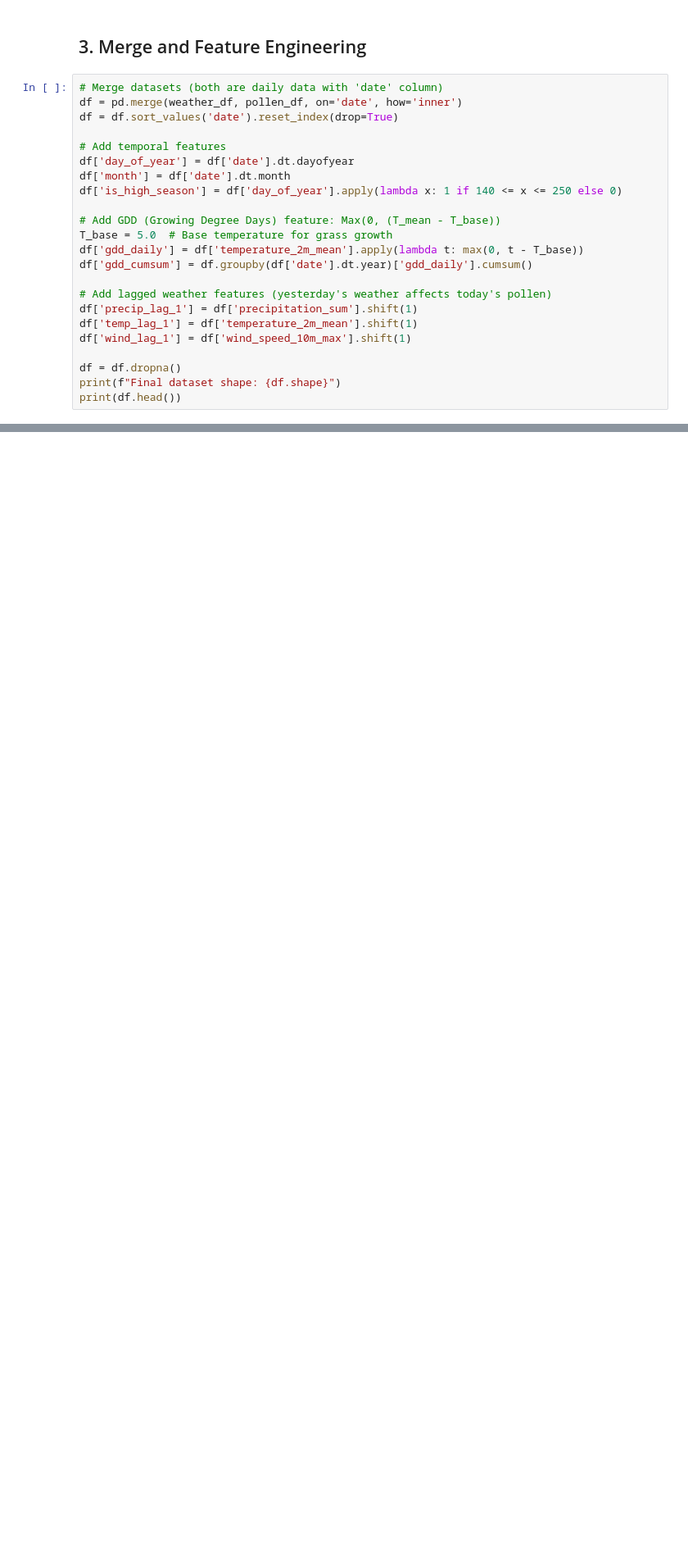
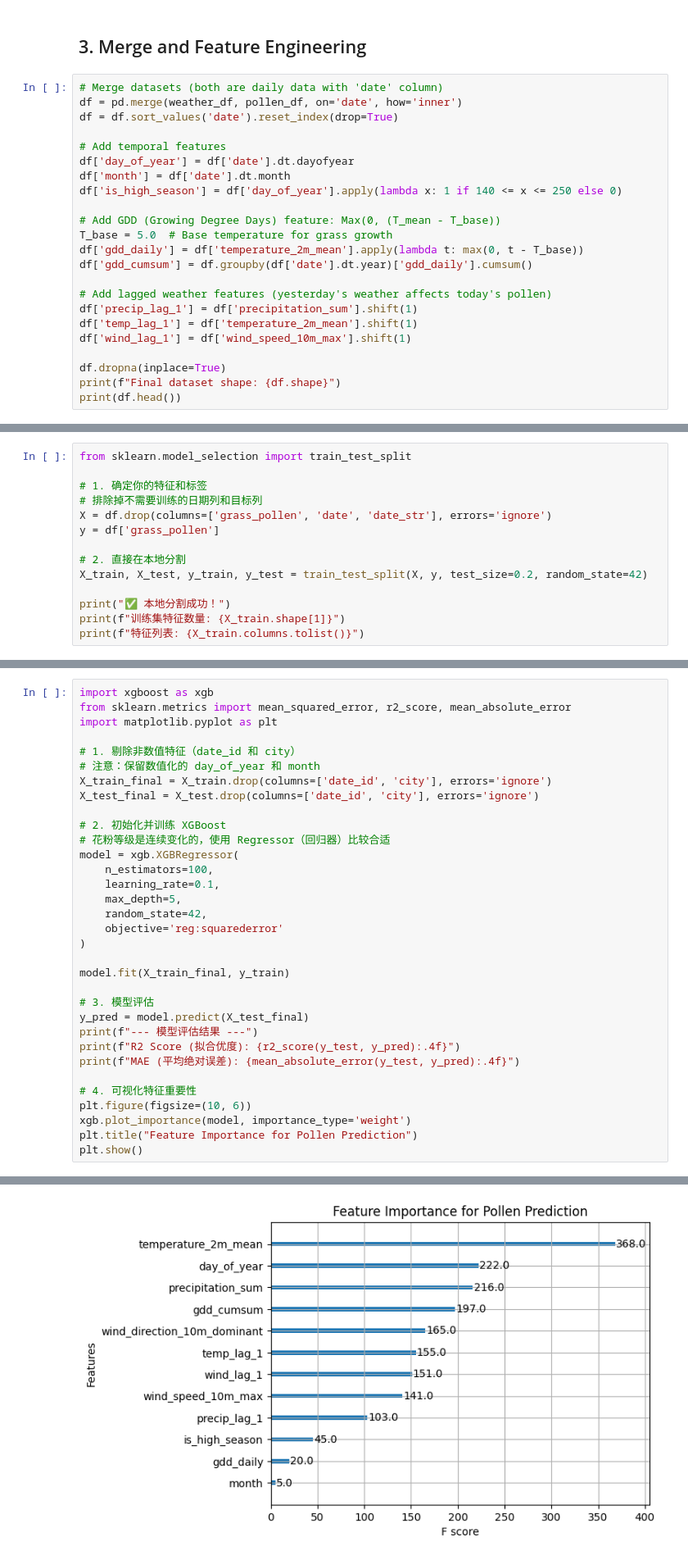
Before and after one commit to jianghongab/mlfs-book, a Jupyter notebook: pollen/1_grass_pollen_feature_backfill.ipynb, the cells around one changed output, grey strips where cells are left out. Shown at 82% size. Saved outputs shown, nothing was run; the diff lists cells and outputs as text; blank space fills up the shorter version.

Commit message:
update pollen notebooks

```diff
--- a/pollen/1_grass_pollen_feature_backfill.ipynb
+++ b/pollen/1_grass_pollen_feature_backfill.ipynb
@@ -134,6 +198,6 @@ df['precip_lag_1'] = df['precipitation_sum'].shift(1)
 df['temp_lag_1'] = df['temperature_2m_mean'].shift(1)
 df['wind_lag_1'] = df['wind_speed_10m_max'].shift(1)
 
-df = df.dropna()
+df.dropna(inplace=True)
 print(f"Final dataset shape: {df.shape}")
 print(df.head())
@@ -139,0 +260,14 @@ print(df.head())
+# %%
+from sklearn.model_selection import train_test_split
+
+# 1. 确定你的特征和标签
+# 排除掉不需要训练的日期列和目标列
+X = df.drop(columns=['grass_pollen', 'date', 'date_str'], errors='ignore')
+y = df['grass_pollen']
+
+# 2. 直接在本地分割
+X_train, X_test, y_train, y_test = train_test_split(X, y, test_size=0.2, random_state=42)
+
+print("✅ 本地分割成功！")
+print(f"训练集特征数量: {X_train.shape[1]}")
+print(f"特征列表: {X_train.columns.tolist()}")
@@ -139,0 +278,34 @@ print(df.head())
+# %%
+import xgboost as xgb
+from sklearn.metrics import mean_squared_error, r2_score, mean_absolute_error
+import matplotlib.pyplot as plt
+
+# 1. 剔除非数值特征（date_id 和 city）
+# 注意：保留数值化的 day_of_year 和 month
+X_train_final = X_train.drop(columns=['date_id', 'city'], errors='ignore')
+X_test_final = X_test.drop(columns=['date_id', 'city'], errors='ignore')
+
+# 2. 初始化并训练 XGBoost
+# 花粉等级是连续变化的，使用 Regressor（回归器）比较合适
+model = xgb.XGBRegressor(
+    n_estimators=100,
+    learning_rate=0.1,
+    max_depth=5,
+    random_state=42,
+    objective='reg:squarederror'
+)
+
+model.fit(X_train_final, y_train)
+
+# 3. 模型评估
+y_pred = model.predict(X_test_final)
+print(f"--- 模型评估结果 ---")
+print(f"R2 Score (拟合优度): {r2_score(y_test, y_pred):.4f}")
+print(f"MAE (平均绝对误差): {mean_absolute_error(y_test, y_pred):.4f}")
+
+# 4. 可视化特征重要性
+plt.figure(figsize=(10, 6))
+xgb.plot_importance(model, importance_type='weight')
+plt.title("Feature Importance for Pollen Prediction")
+plt.show()
+# %% [output]
@@ -139,0 +316 @@ print(df.head())
+[figure, added]
```
Also changed, not shown: parts of 17 cells of this notebook, 5 other files.
